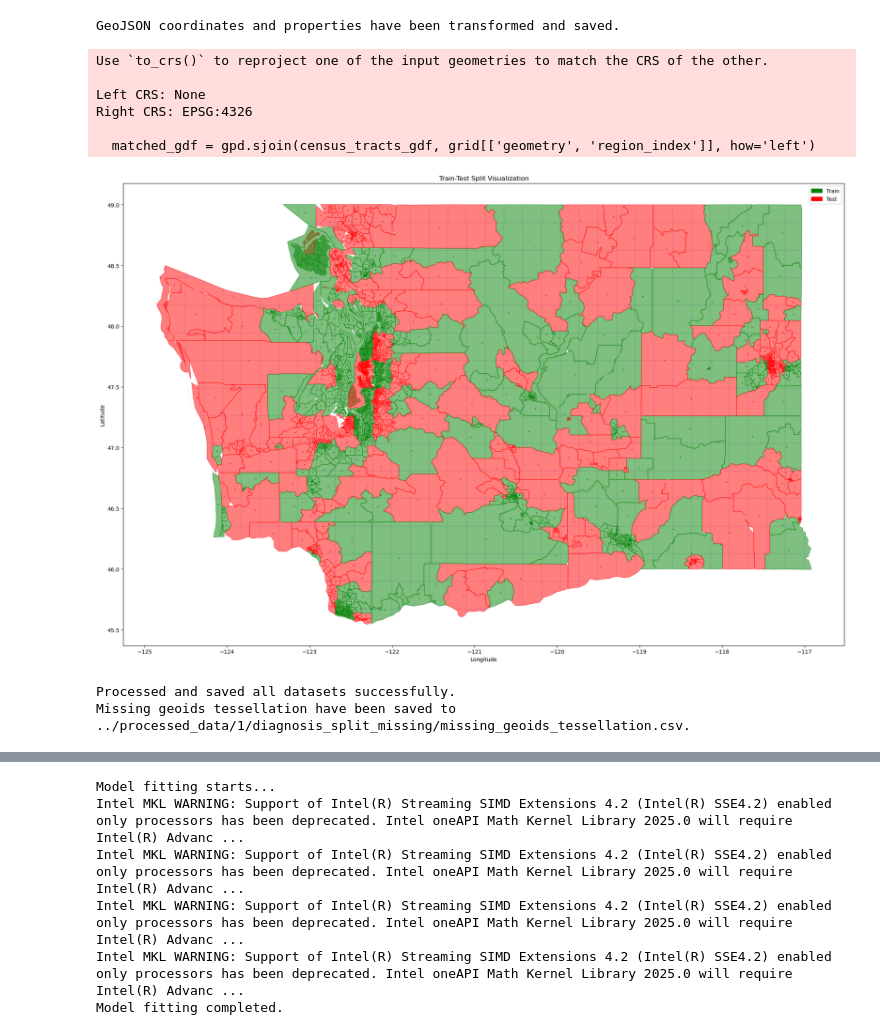
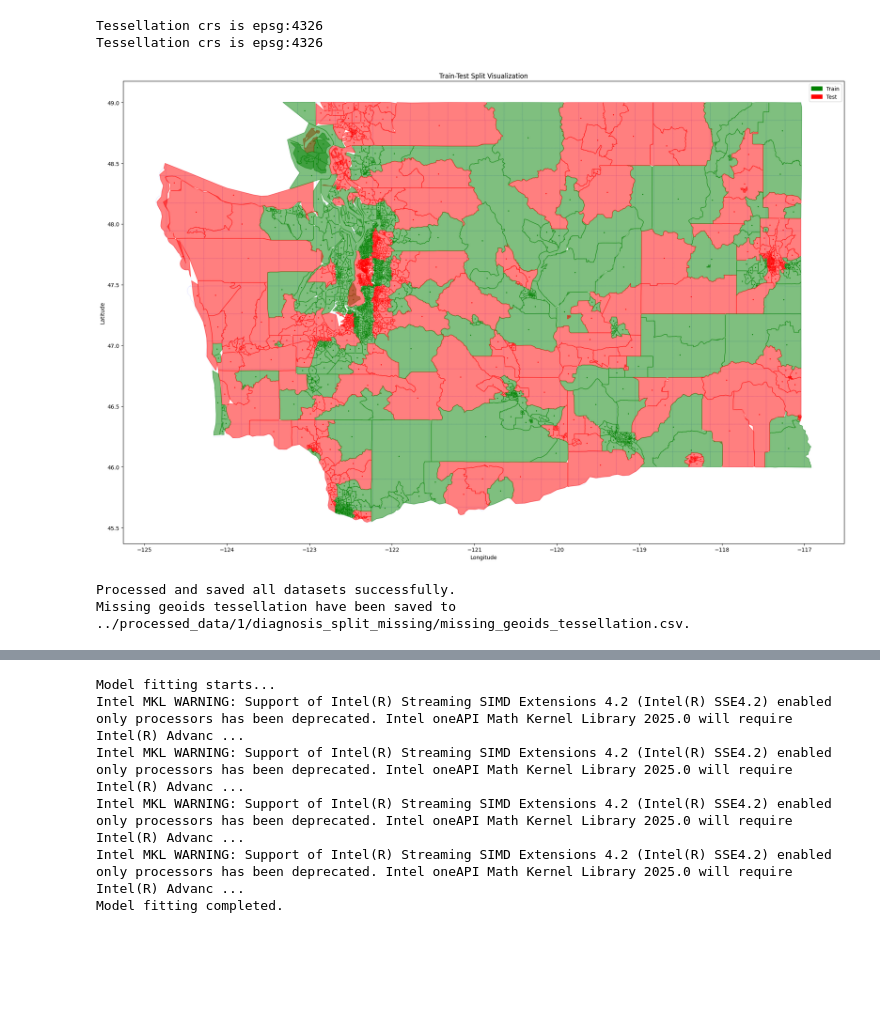
Before and after one commit to DSSG24-CF-Fairness/crowdflow-fairness, a Jupyter notebook: analysis/demo.ipynb, the cells around one changed output, grey strips where cells are left out. Cells and saved outputs as stored; diff of their text form; code cells hidden in the pictures; blank space fills up the shorter version.

```diff
--- a/analysis/demo.ipynb
+++ b/analysis/demo.ipynb
@@ -28,35 +25,30 @@ Intel MKL WARNING: Support of Intel(R) Streaming SIMD Extensions 4.2 (Intel(R) S
 # %%
 # Split the data into train and test sets
 
 sys.path.append(os.path.abspath('../preprocessing'))
 from train_test_processing import *
 sys.path.append(os.path.abspath('../preprocessing'))
 from train_test_split_vis import *
 sys.path.append(os.path.abspath('../utils'))
 from crs_conversion import *
 
 washington = load_state_or_county_data('../data/WA/boundary.geojson')
 flow_df = pd.read_csv('../data/WA/flow.csv')
 features_df = pd.read_csv('../data/WA/features.csv')
 
-convert_crs_epsg('../data/WA/tessellation_wpop.geojson', '../data/WA/tessellation_wpop_new.geojson', 2927, 4326)
+# convert_crs_epsg('../data/WA/tessellation_wpop.geojson', '../data/WA/tessellation_wpop_new.geojson', 2927, 4326)
 tessellation_df = load_state_or_county_data('../data/WA/tessellation_wpop_new.geojson')
 
 grid = create_grid(washington.unary_union, 25)
 train_output, test_output = flow_train_test_split(tessellation_df, features_df, grid, experiment_id = experiment_id)
 plot_grid_and_census_tracts(tessellation_df, grid, train_output, test_output, experiment_id = experiment_id)
 filter_train_test_data(flow_df, tessellation_df, features_df, train_output, test_output, experiment_id = experiment_id)
 # %% [output]
-GeoJSON coordinates and properties have been transformed and saved.
+Tessellation crs is epsg:4326
+Tessellation crs is epsg:4326
+[figure]
-Use `to_crs()` to reproject one of the input geometries to match the CRS of the other.
-
-Left CRS: None
-Right CRS: EPSG:4326
-
-  matched_gdf = gpd.sjoin(census_tracts_gdf, grid[['geometry', 'region_index']], how='left')
+Processed and saved all datasets successfully.
+Missing geoids tessellation have been saved to ../processed_data/1/diagnosis_split_missing/missing_geoids_tessellation.csv.
-[figure]
-Processed and saved all datasets successfully.
-Missing geoids tessellation have been saved to ../processed_data/1/diagnosis_split_missing/missing_geoids_tessellation.csv.
 # %%
 # Biased sampling train flow data
 
```
Also changed, not shown: parts of 14 cells of this notebook, 32 other files.
